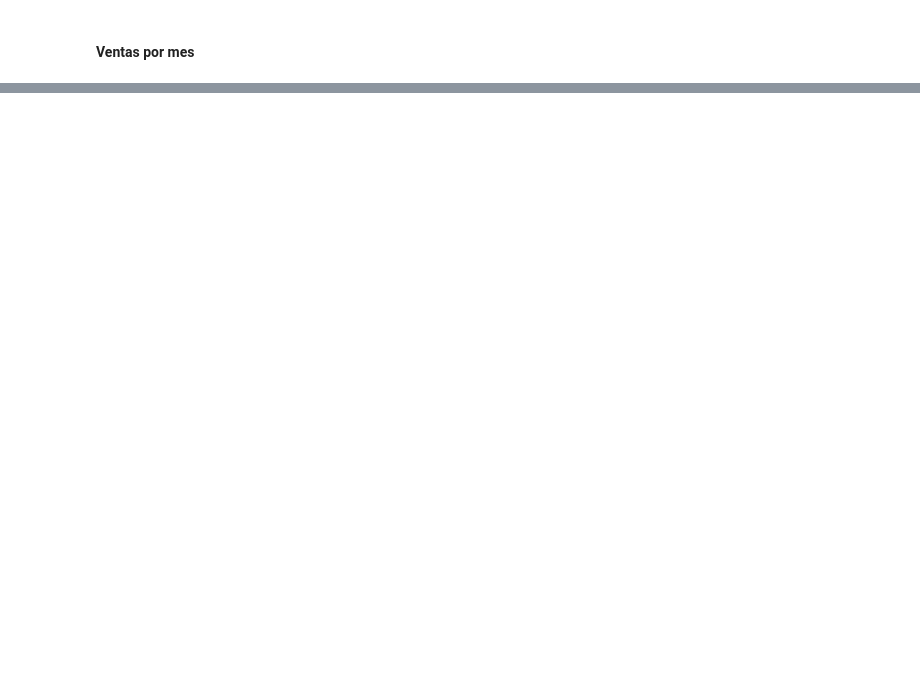
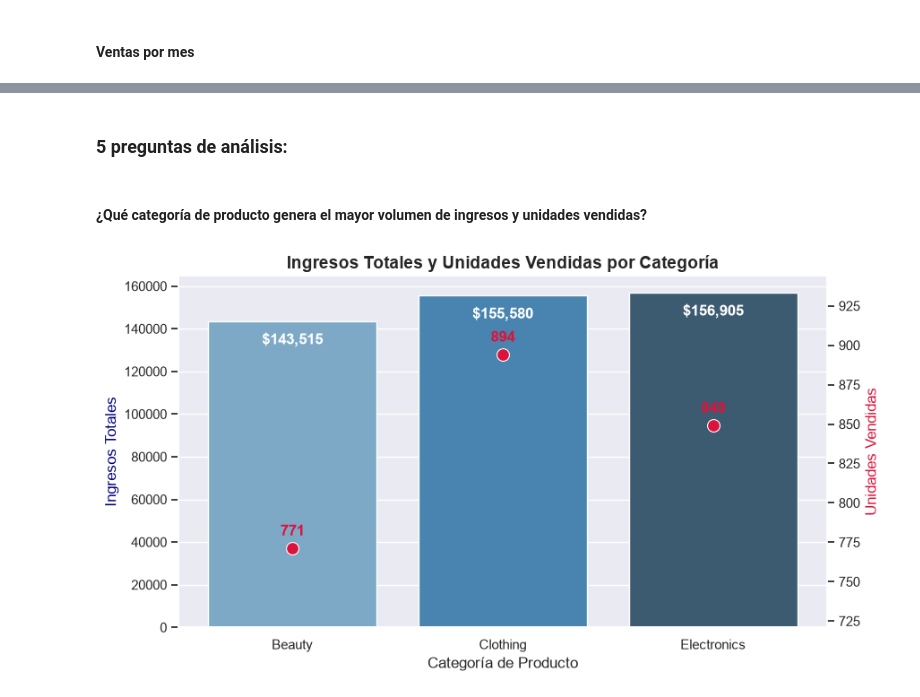
Before and after one commit to JulianParrado/Entregables-BIT-JulianCamiloParradoCuenca, a Jupyter notebook: Taller3_EDA.ipynb, the cells around one changed output, grey strips where cells are left out. Saved outputs shown, nothing was run; the diff lists cells and outputs as text; code cells hidden in the pictures; blank space fills up the shorter version.

```diff
--- a/Taller3_EDA.ipynb
+++ b/Taller3_EDA.ipynb
@@ -170,0 +186,43 @@ TypeError: func is expected but received tuple in **kwargs.
+# %% [markdown]
+### 5 preguntas de análisis:
+# %% [markdown]
+#### ¿Qué categoría de producto genera el mayor volumen de ingresos y unidades vendidas?
+# %%
+import matplotlib.pyplot as plt
+import seaborn as sns
+
+fig, ax1 = plt.subplots(figsize=(9, 5))
+
+# Eje 1 (Izquierdo): Gráfico de barras para Ventas Totales
+sns.barplot(data=resume_category, x='Product Category', y='Total_amount', hue='Product Category', legend=False, palette='Blues_d', ax=ax1)
+ax1.set_title('Ingresos Totales y Unidades Vendidas por Categoría', fontsize=14, fontweight='bold')
+ax1.set_xlabel('Categoría de Producto', fontsize=12)
+ax1.set_ylabel('Ingresos Totales', fontsize=12, color='navy')
+
+# Etiquetas sobre las barras
+for p in ax1.patches:
+    ax1.annotate(f'${p.get_height():,.0f}',
+                 (p.get_x() + p.get_width() / 2., p.get_height()),
+                 ha='center', va='center', xytext=(0, -15),
+                 textcoords='offset points', color='white', fontweight='bold')
+
+# Eje 2: Puntos rojos para Unidades Vendidas
+ax2 = ax1.twinx()
+sns.scatterplot(data=resume_category, x='Product Category', y='Products_quantity', color='crimson', s=100, zorder=5, ax=ax2)
+ax2.set_ylabel('Unidades Vendidas', fontsize=12, color='crimson')
+ax2.grid(False)
+
+# Etiquetas sobre los puntos rojos (Unidades)
+for i, row in resume_category.iterrows():
+    ax2.annotate(f'{int(row["Products_quantity"])}',
+                 (i, row['Products_quantity']),
+                 ha='center', va='bottom', xytext=(0, 8),
+                 textcoords='offset points', color='crimson', fontweight='bold')
+
+# Ajuste de límites verticales en el eje derecho para que los puntos no queden pegados al borde superior
+ax2.set_ylim(resume_category['Products_quantity'].min() - 50, resume_category['Products_quantity'].max() + 50)
+
+plt.tight_layout()
+plt.show()
+# %% [output]
+[figure, added]
```
Also changed, not shown: parts of 22 cells of this notebook.
